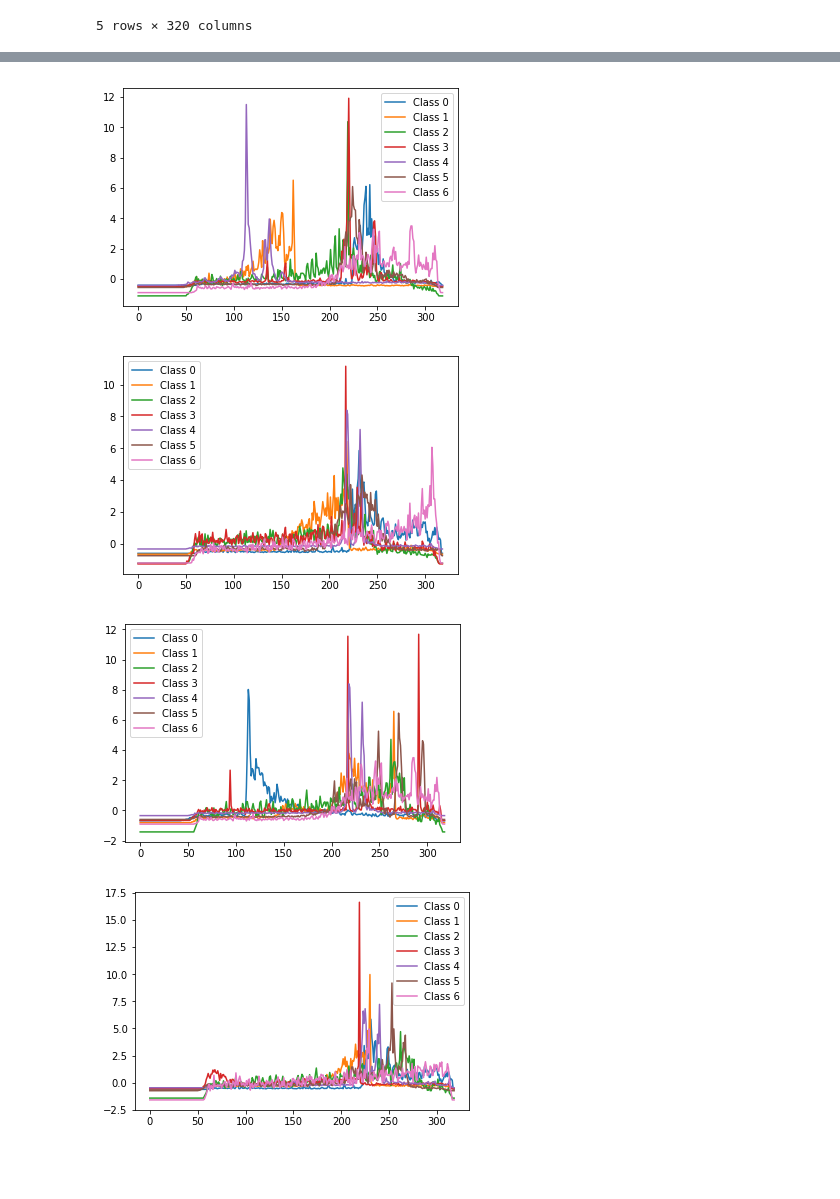
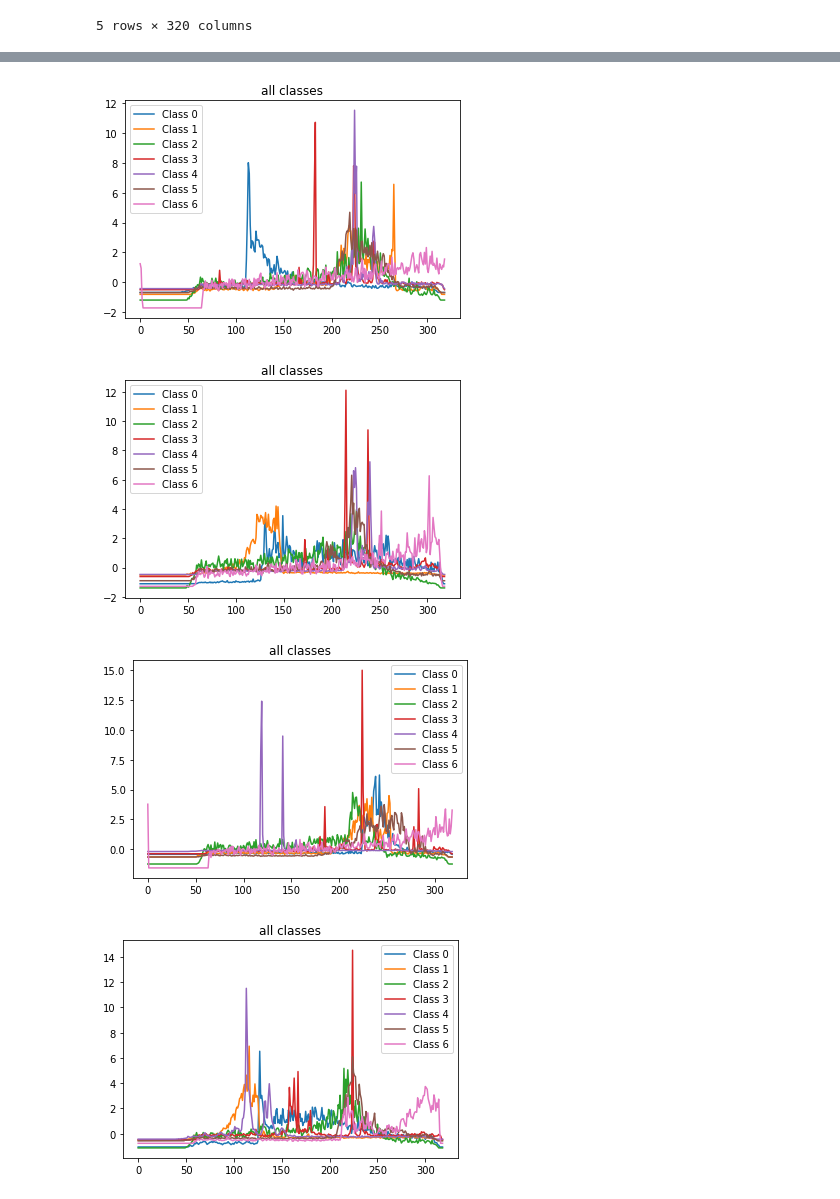
Before and after one commit to khayyamsaleem/time-series-classification-Lightning7, a Jupyter notebook: DATA OBSERVATION.ipynb, the cells around one changed output, grey strips where cells are left out. Cells and saved outputs as stored; diff of their text form; code cells hidden in the pictures; blank space fills up the shorter version.

```diff
--- a/DATA OBSERVATION.ipynb
+++ b/DATA OBSERVATION.ipynb
@@ -39,12 +39,13 @@ for c in classes:
 # %%
 #plot classes together
 for i in range(10):
     plt.figure(i)
     for c in classes:
+        plt.title("all classes")
         plt.plot(classes[c].sample(n=1).drop(0,axis=1).transpose().values, label="Class %d"%c)
         plt.legend()
 # %% [output]
-[figure, old version]
+[figure, new version]
-[figure, old version]
+[figure, new version]
-[figure, old version]
+[figure, new version]
-[figure, old version]
+[figure, new version]
```
Also changed, not shown: parts of 2 cells of this notebook, 2 other files.
